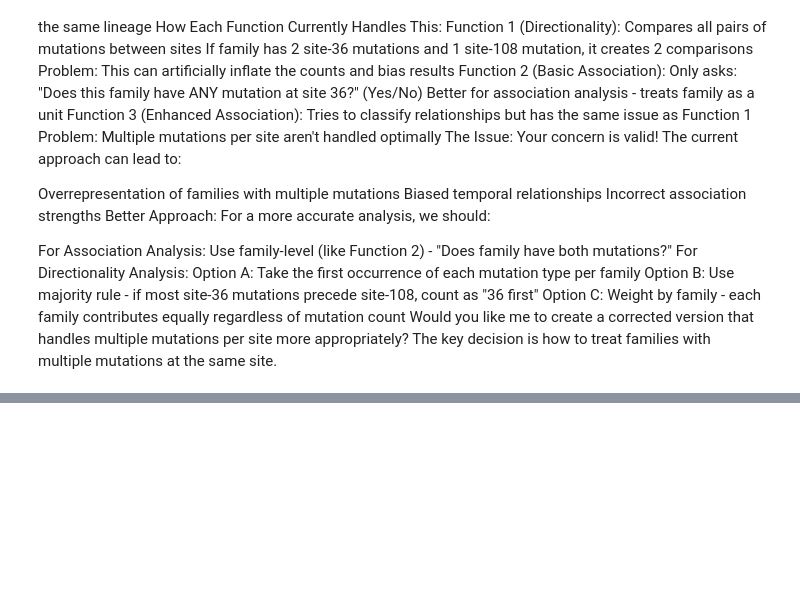
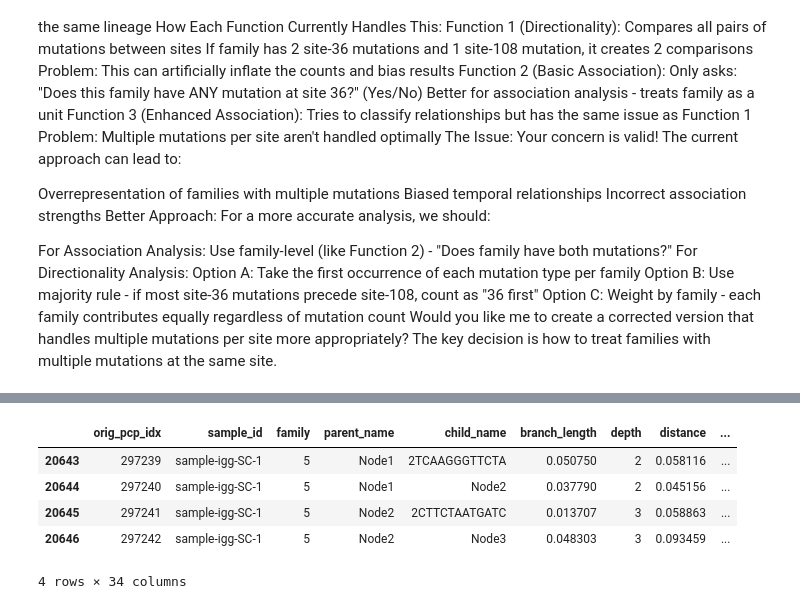
Before and after one commit to matsengrp/dasm-epistasis-experiments, a Jupyter notebook: counts_based_correlation.ipynb, the cells around one changed output, grey strips where cells are left out. Saved outputs shown, nothing was run; the diff lists cells and outputs as text; code cells hidden in the pictures; blank space fills up the shorter version.

```diff
--- a/counts_based_correlation.ipynb
+++ b/counts_based_correlation.ipynb
@@ -1372,0 +1395,9 @@ Would you like me to create a corrected version that handles multiple mutations
+# %%
+pcp_df[(pcp_df.family == 5) & (pcp_df.sample_id == 'sample-igg-SC-1')][['parent_name', 'child_name']]
+# %% [output]
+|  | orig_pcp_idx | sample_id | family | parent_name | child_name | branch_length | depth | distance | ... |
+| 20643 | 297239 | sample-igg-SC-1 | 5 | Node1 | 2TCAAGGGTTCTA | 0.050750 | 2 | 0.058116 | ... |
+| 20644 | 297240 | sample-igg-SC-1 | 5 | Node1 | Node2 | 0.037790 | 2 | 0.045156 | ... |
+| 20645 | 297241 | sample-igg-SC-1 | 5 | Node2 | 2CTTCTAATGATC | 0.013707 | 3 | 0.058863 | ... |
+| 20646 | 297242 | sample-igg-SC-1 | 5 | Node2 | Node3 | 0.048303 | 3 | 0.093459 | ... |
+4 rows × 34 columns
```
Also changed, not shown: parts of 14 cells of this notebook.
